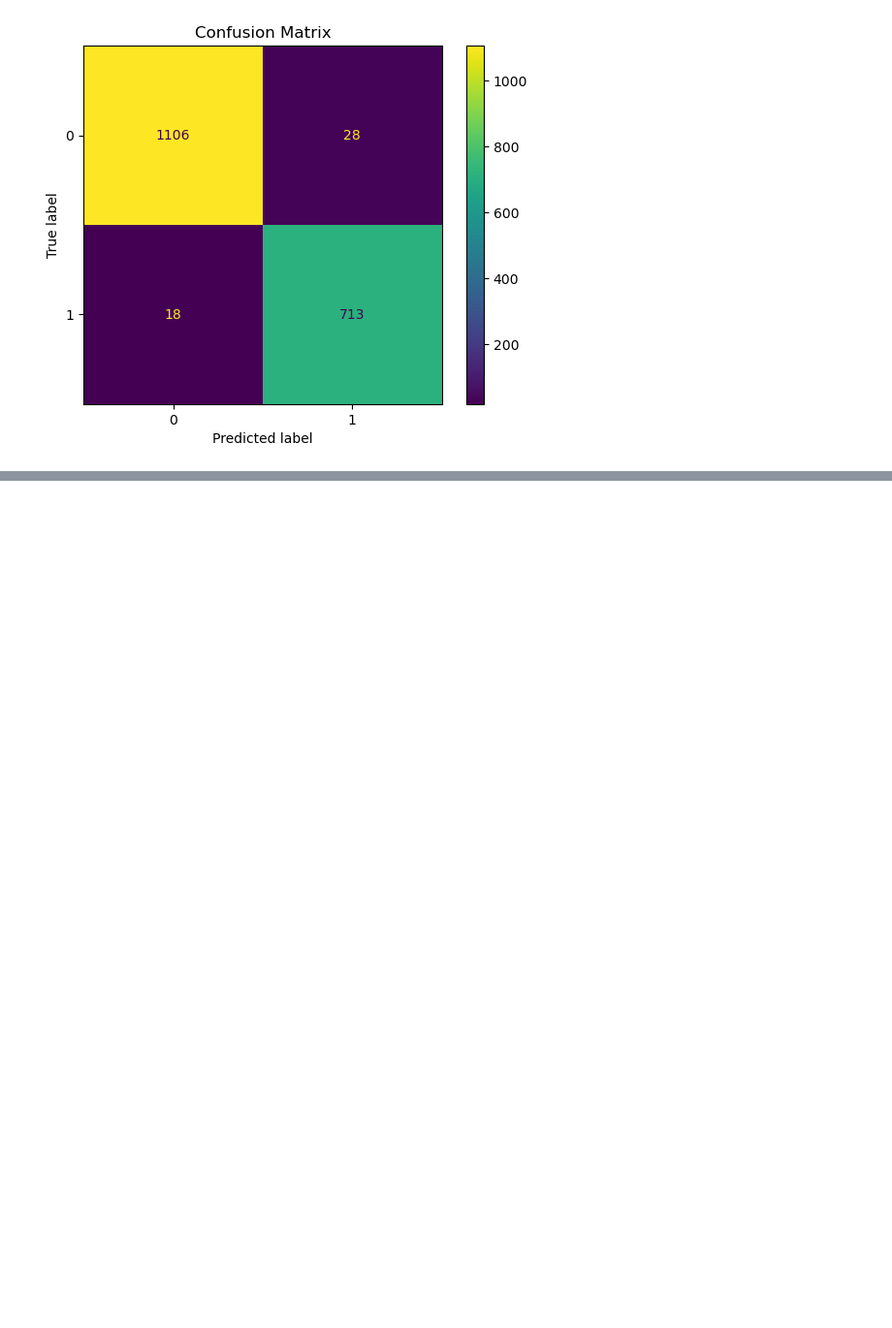
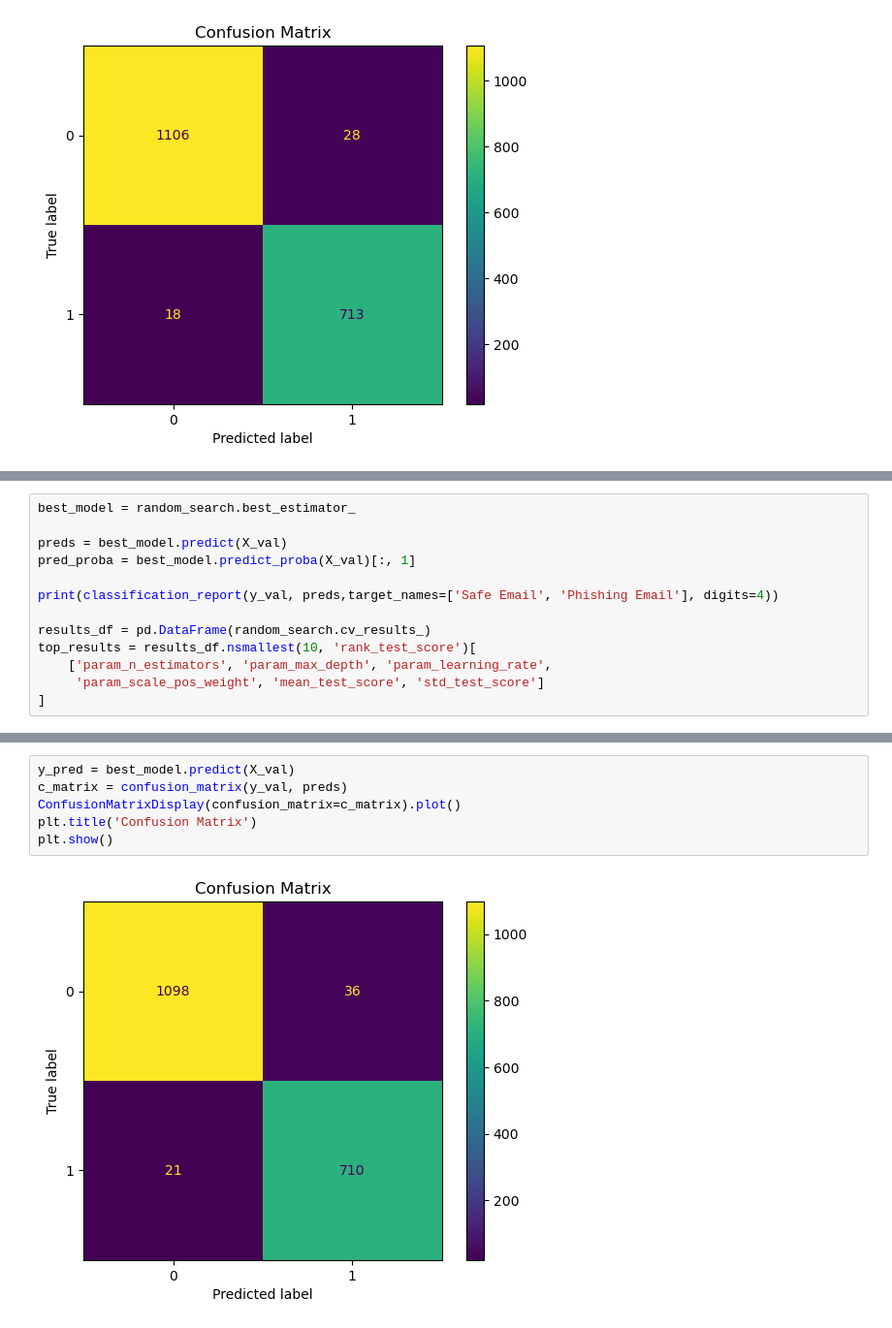
Before and after one commit to Drew-Levy/E-ML, a Jupyter notebook: E-ML.ipynb, the cells around one changed output, grey strips where cells are left out. Shown at 97% size. Drawn from its saved outputs; the diff is of its cells as text; blank space fills up the shorter version.

```diff
--- a/E-ML.ipynb
+++ b/E-ML.ipynb
@@ -305,0 +527,13 @@ plt.show()
+# %%
+best_model = random_search.best_estimator_
+
+preds = best_model.predict(X_val)
+pred_proba = best_model.predict_proba(X_val)[:, 1]
+
+print(classification_report(y_val, preds,target_names=['Safe Email', 'Phishing Email'], digits=4))
+
+results_df = pd.DataFrame(random_search.cv_results_)
+top_results = results_df.nsmallest(10, 'rank_test_score')[
+    ['param_n_estimators', 'param_max_depth', 'param_learning_rate',
+     'param_scale_pos_weight', 'mean_test_score', 'std_test_score']
+]
@@ -305,0 +549,8 @@ plt.show()
+# %%
+y_pred = best_model.predict(X_val)
+c_matrix = confusion_matrix(y_val, preds)
+ConfusionMatrixDisplay(confusion_matrix=c_matrix).plot()
+plt.title('Confusion Matrix')
+plt.show()
+# %% [output]
+[figure, added]
```
Also changed, not shown: parts of 10 cells of this notebook.
